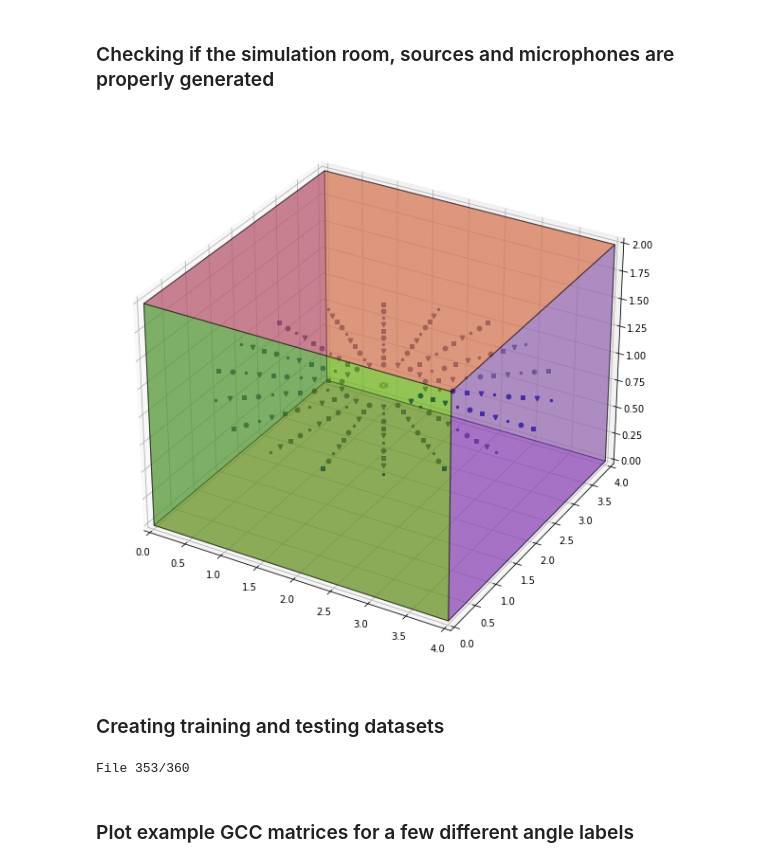
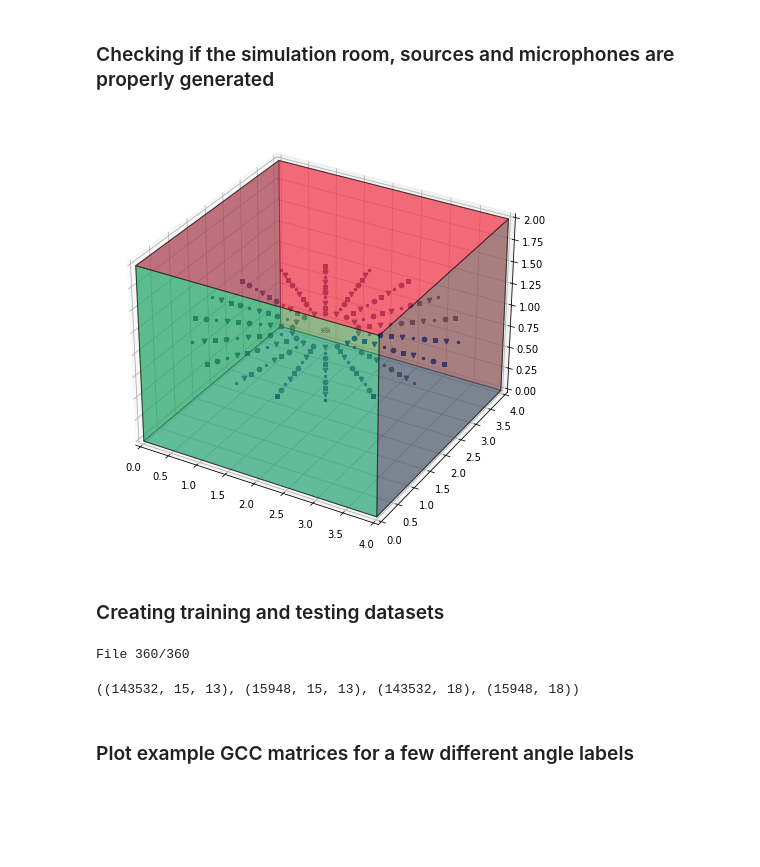
Before and after one commit to thomson008/MEng-project, a Jupyter notebook: Jupyter Notebooks/CNN_DOA.ipynb, the cells around one changed output. Cells and saved outputs as stored; diff of their text form; code cells hidden in the pictures; blank space fills up the shorter version.

Commit message:
Save numpy arrays and plot new GCC matrix

```diff
--- a/Jupyter Notebooks/CNN_DOA.ipynb
+++ b/Jupyter Notebooks/CNN_DOA.ipynb
@@ -149,21 +149,21 @@ Simulation successful!
 # %%
 room = create_simulation_room()
 sources = create_sound_sources(resolution=20)
 fs, audio = wavfile.read("../sounds/CantinaBand3.wav")
 
 # Add every single source to the room
 for angle, sources in sources.items():
     for _, source in sources:
         room.add_source(source, signal=audio, delay=0.5)
 
 # Plot the room
 fig, ax = room.plot()
-fig.set_size_inches(8, 8)
+fig.set_size_inches(6, 6)
 ax.set_xlim([0, 4])
 ax.set_ylim([0, 4])
 ax.set_zlim([0, 2]);
 # %% [output]
-[figure, old version]
+[figure, new version]
 # %% [markdown]
 ### Creating training and testing datasets
 # %%
@@ -298,9 +298,17 @@ def create_whole_dataset(encoder, samples=20, step=5, resolution=20):
 # %%
 encoder = OneHotEncoder(handle_unknown='ignore', sparse=False)
 X_train, y_train, X_test, y_test = create_whole_dataset(encoder, samples=2205, step=1500, resolution=20)
+
+# Save all numpy arrays
+np.savez_compressed('../training_data/X_train.npz', X_train)
+np.savez_compressed('../training_data/X_test.npz', X_test)
+np.savez_compressed('../training_data/y_train.npz', y_train)
+np.savez_compressed('../training_data/y_test.npz', y_test)
+
 np.shape(X_train), np.shape(X_test), np.shape(y_train), np.shape(y_test)
 # %% [output]
-File 353/360
+File 360/360
+((143532, 15, 13), (15948, 15, 13), (143532, 18), (15948, 18))
 # %% [markdown]
 ### Plot example GCC matrices for a few different angle labels
 # %%
```
Also changed, not shown: parts of 3 cells of this notebook.
